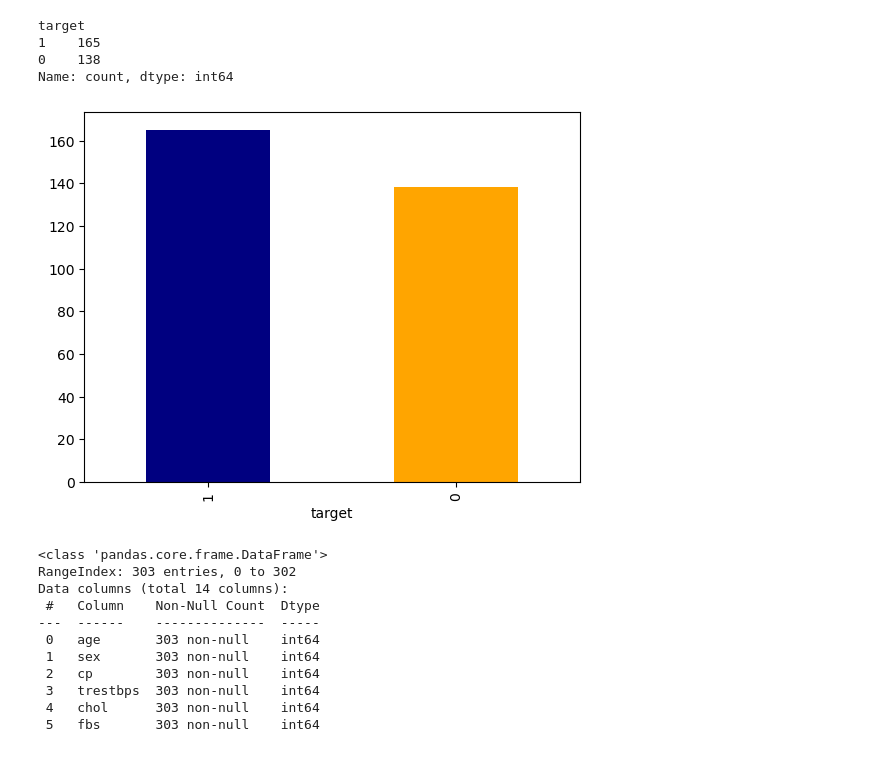
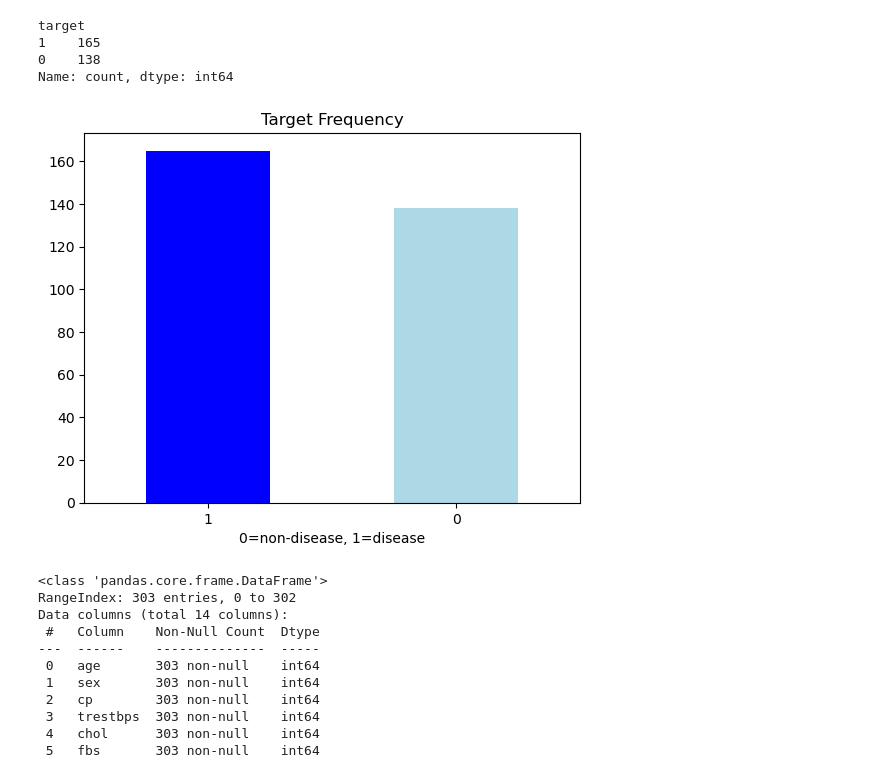
Before and after one commit to mathiasgreve/heartdisease-project, a Jupyter notebook: heart-disease-classification.ipynb, the cells around one changed output. Saved outputs shown, nothing was run; the diff lists cells and outputs as text; code cells hidden in the pictures.

```diff
--- a/heart-disease-classification.ipynb
+++ b/heart-disease-classification.ipynb
@@ -102,11 +104,10 @@ target
 0    138
 Name: count, dtype: int64
 # %%
-df.target.value_counts().plot(kind="bar", color=["navy", "orange"])
+df.target.value_counts().plot(kind="bar", color=["blue", "lightblue"], title="Target Frequency", rot=0, xlabel="0=non-disease, 1=disease")
 plt.show()
-#plt.clf()
 # %% [output]
-[figure, old version]
+[figure, new version]
 # %%
 df.info()
 # %% [output]
```
Also changed, not shown: parts of 14 cells of this notebook.
